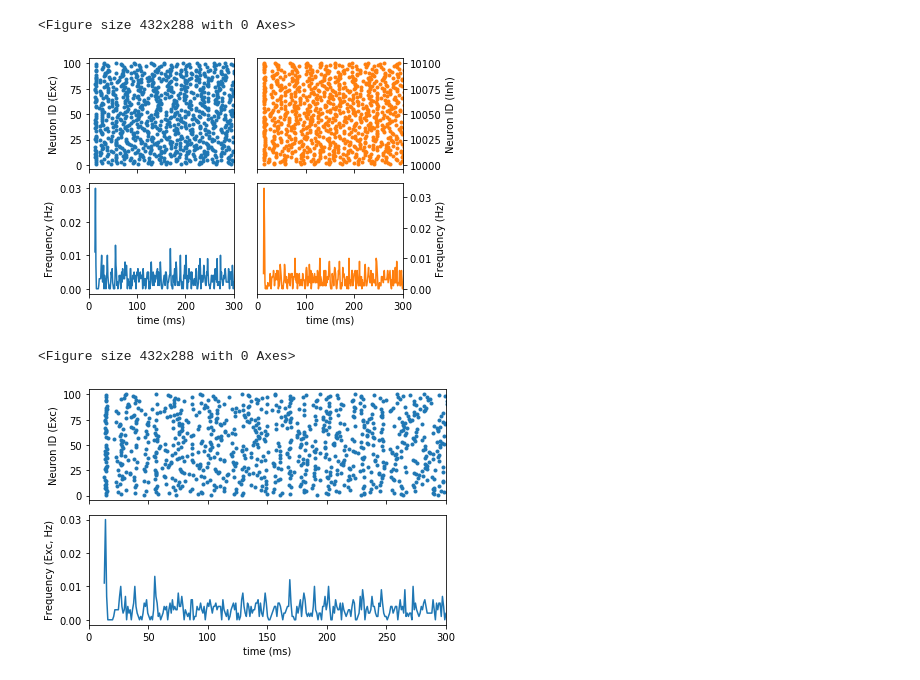
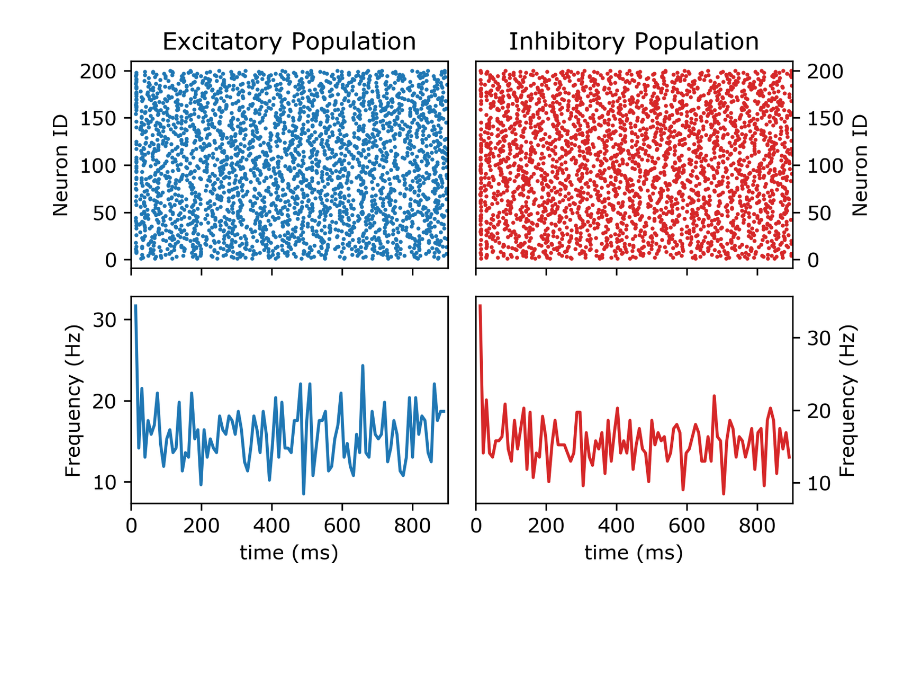
Before and after one commit to oist-ncbc/skill-pill-plus, a Jupyter notebook: Tutorial-3_Synapses-and-Networks/Brunel_Network.ipynb, the cells around one changed output. Cells and saved outputs as stored; diff of their text form; code cells hidden in the pictures; blank space fills up the shorter version.

```diff
--- a/Tutorial-3_Synapses-and-Networks/Brunel_Network.ipynb
+++ b/Tutorial-3_Synapses-and-Networks/Brunel_Network.ipynb
@@ -11,6 +11,4 @@ import numpy as np
 
 import time
 from numpy import exp
-
-plt.rcParams['figure.dpi'] = 500
 # %%
@@ -327,7 +313,8 @@ for i in range(10):
 # %%
 simtime = 900.
-nbins = int(simtime)
-Vms, ts, eventsE, eventsI = brunel_network(simtime, g = 5., eta = 2., epsilon = 0.1)
+nrec = 200
+
+eventsE, eventsI, v_E, t_E, v_I, t_I = brunel_network(simtime, g = 7., eta = 2., epsilon = 0.1, N_rec = nrec)
 # %% [output]
 Building network
 Connecting devices
@@ -348 +334,3 @@ Simulation time   : 27.74 s
+# %%
+plt.rcParams['figure.dpi'] = 300
 # %%
@@ -453,54 +393,45 @@ plt.show()
 # %%
-plt.clf()
+# timebins = []
+# for t in range(int(simtime)):
+#      timebins.append(t)
 
 fig, ax = plt.subplots(2, 2, sharex=True, sharey=False)
 
-ax[0,0].set_xlim(0, 300)
-ax[0,0].set_ylabel('Neuron ID (Exc)')
-ax[0,0].plot(eventsE['times'], eventsE['senders'], '.', color='tab:blue')
+ax[0,0].set_title("Excitatory Population")
+ax[0,0].set_xlim(0, simtime)
+ax[0,0].set_ylabel('Neuron ID')
+ax[0,0].plot(eventsE['times'], eventsE['senders'], '.', color='tab:blue', markersize=2)
+#ax[0,0].tick_params(axis='y', which='both', left=False, labelleft=False)
 
-ax[1,0].set_xlim(0, 300)
+ax[1,0].set_xlim(0, simtime)
 ax[1,0].set_xlabel('time (ms)')
 ax[1,0].set_ylabel('Frequency (Hz)')
-counts, bins = np.histogram(eventsE['times'], bins=nbins)
-ax[1,0].plot(bins[:-1], counts/1000, color='tab:blue')
+#count, bins = np.histogram(eventsI['times'], bins=timebins)
+#ax[1,0].plot(bins[:-1], count*1000./nrec, color='tab:blue')
+count, bins = np.histogram(eventsE['times'], bins=100)
+binwidth = bins[1]-bins[0]
+ax[1,0].plot(bins[:-1], count*1000./nrec/binwidth, color='tab:blue')
 
+ax[0,1].set_title("Inhibitory Population")
 ax[0,1].yaxis.set_label_position("right")
-ax[0,1].set_ylabel('Neuron ID (Inh)')
+ax[0,1].set_ylabel('Neuron ID')
 ax[0,1].yaxis.tick_right()
-ax[0,1].set_xlim(0, 300)
-ax[0,1].plot(eventsI['times'], eventsI['senders'], '.', color='tab:orange')
+ax[0,1].set_xlim(0, simtime)
+ax[0,1].plot(eventsI['times'], eventsI['senders']-10000, '.', color='tab:red', markersize=2)
+#ax[0,1].tick_params(axis='y', which='both', labelright=False)
 
 ax[1,1].yaxis.set_label_position("right")
 ax[1,1].set_ylabel('Frequency (Hz)')
 ax[1,1].yaxis.tick_right()
 ax[1,1].set_xlabel('time (ms)')
-ax[1,1].set_xlim(0, 300)
-counts, bins = np.histogram(eventsI['times'], bins=nbins)
-ax[1,1].plot(bins[:-1], counts/1000, color='tab:orange')
+ax[1,1].set_xlim(0, simtime)
+#count, bins = np.histogram(eventsI['times'], bins=timebins)
+#ax[1,1].plot(bins[:-1], count*1000./nrec, color='tab:orange')
+count, bins = np.histogram(eventsI['times'], bins=100)
+binwidth = bins[1]-bins[0]
+ax[1,1].plot(bins[:-1], count*1000./nrec/binwidth, color='tab:red')
 
 fig.tight_layout()
 plt.show()
 # %% [output]
-<Figure size 432x288 with 0 Axes>
-[figure, old version]
+[figure, new version]
-# %%
-plt.clf()
-
-fig, ax = plt.subplots(2, 1, sharex=True, sharey=False)
-
-ax[0].set_xlim(0, 300)
-ax[0].set_ylabel('Neuron ID (Exc)')
-ax[0].plot(eventsE['times'], eventsE['senders'], '.', color='tab:blue')
-
-ax[1].set_xlim(0, 300)
-ax[1].set_ylabel('Frequency (Exc, Hz)')
-ax[1].set_xlabel('time (ms)')
-counts, bins = np.histogram(eventsE['times'], bins=nbins)
-ax[1].plot(bins[:-1], counts/1000, color='tab:blue')
-
-fig.tight_layout()
-plt.show()
-# %% [output]
-<Figure size 432x288 with 0 Axes>
-[figure, removed]
```
Also changed, not shown: parts of 10 cells of this notebook, 1 other file.
